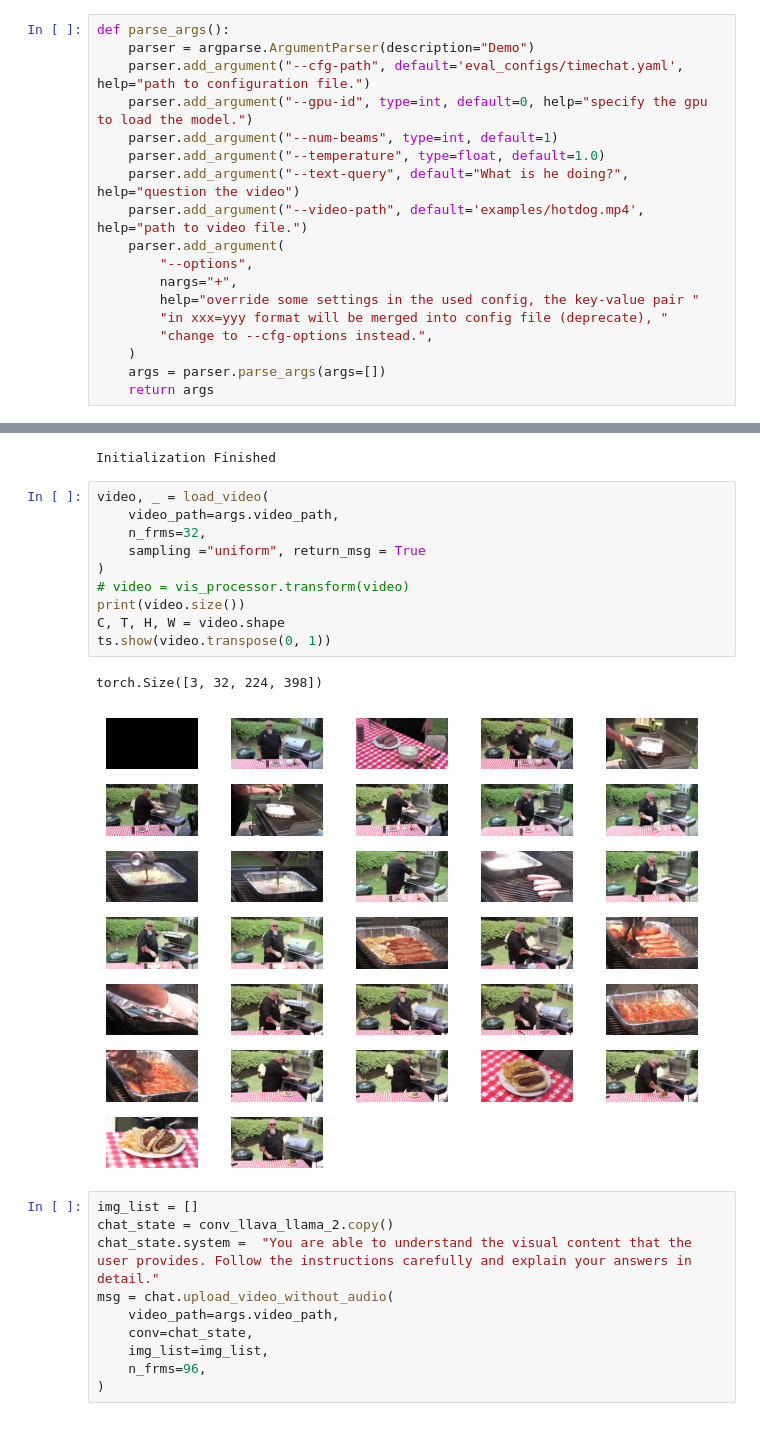
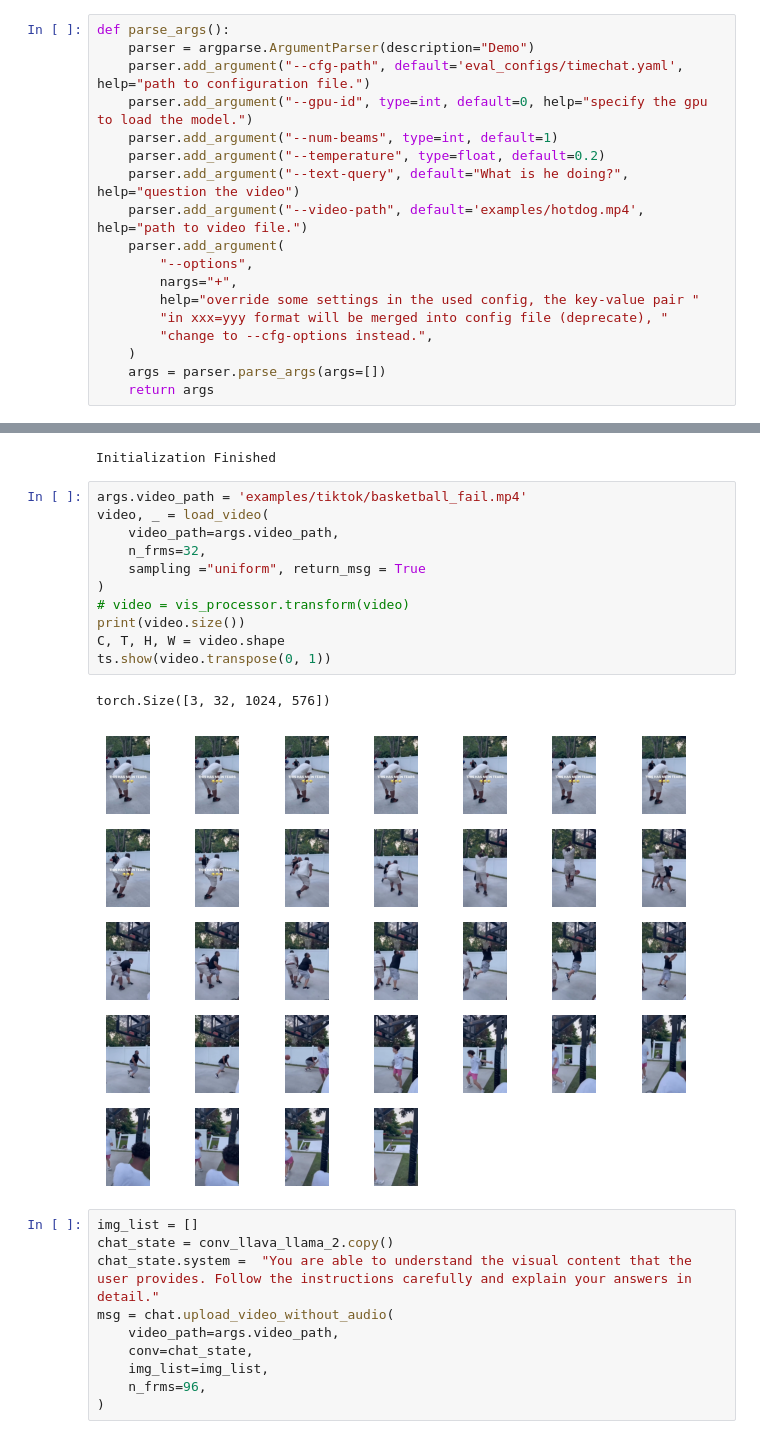
Before and after one commit to gunnarmarino/TimeChat, a Jupyter notebook: demo.ipynb, the cells around one changed output, grey strips where cells are left out. Saved outputs shown, nothing was run; the diff lists cells and outputs as text.

```diff
--- a/demo.ipynb
+++ b/demo.ipynb
@@ -51,7 +36,7 @@ def parse_args():
     parser.add_argument("--cfg-path", default='eval_configs/timechat.yaml', help="path to configuration file.")
     parser.add_argument("--gpu-id", type=int, default=0, help="specify the gpu to load the model.")
     parser.add_argument("--num-beams", type=int, default=1)
-    parser.add_argument("--temperature", type=float, default=1.0)
+    parser.add_argument("--temperature", type=float, default=0.2)
     parser.add_argument("--text-query", default="What is he doing?", help="question the video")
     parser.add_argument("--video-path", default='examples/hotdog.mp4', help="path to video file.")
     parser.add_argument(
@@ -101,18 +94,19 @@ print('Initialization Finished')
 # %% [output]
 Initialization Finished
 # %%
+args.video_path = 'examples/tiktok/basketball_fail.mp4'
 video, _ = load_video(
     video_path=args.video_path,
     n_frms=32,
     sampling ="uniform", return_msg = True
 )
 # video = vis_processor.transform(video)
 print(video.size())
 C, T, H, W = video.shape
 ts.show(video.transpose(0, 1))
 # %% [output]
-torch.Size([3, 32, 224, 398])
+torch.Size([3, 32, 1024, 576])
-[figure, old version]
+[figure, new version]
 # %%
 img_list = []
 chat_state = conv_llava_llama_2.copy()
```
Also changed, not shown: parts of 3 cells of this notebook, 2 other files.
